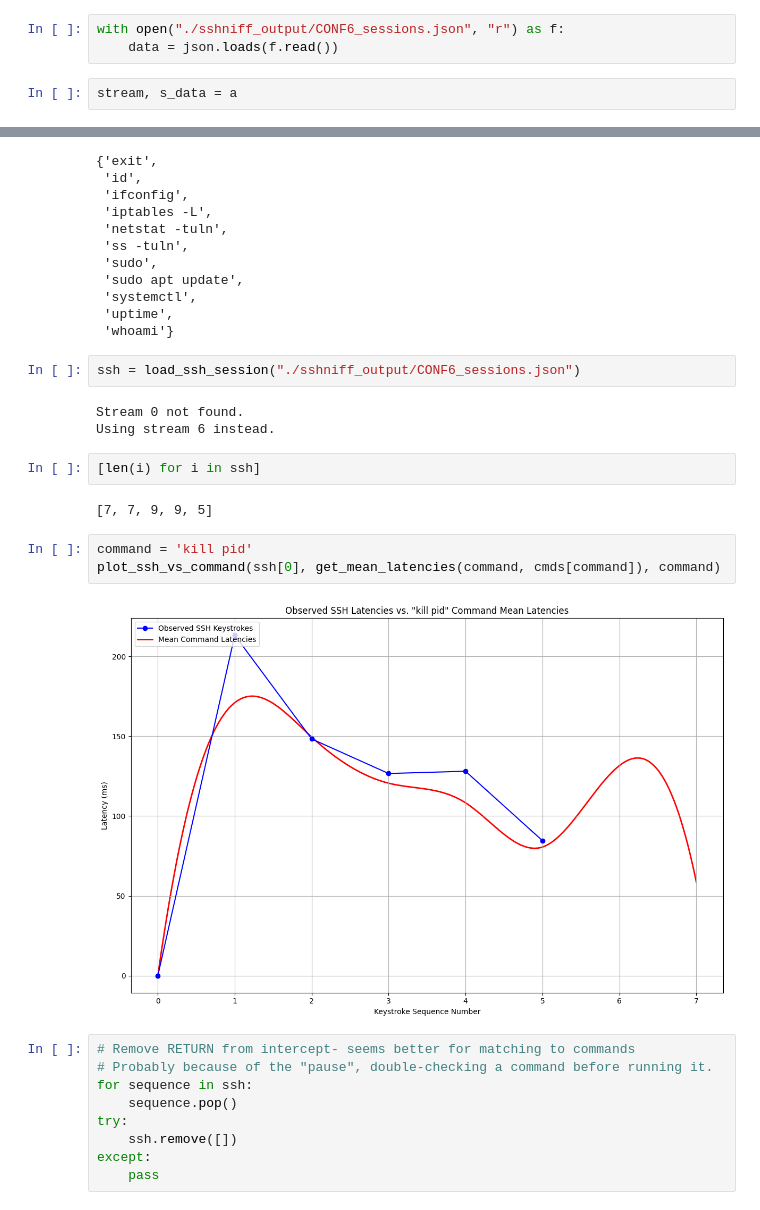
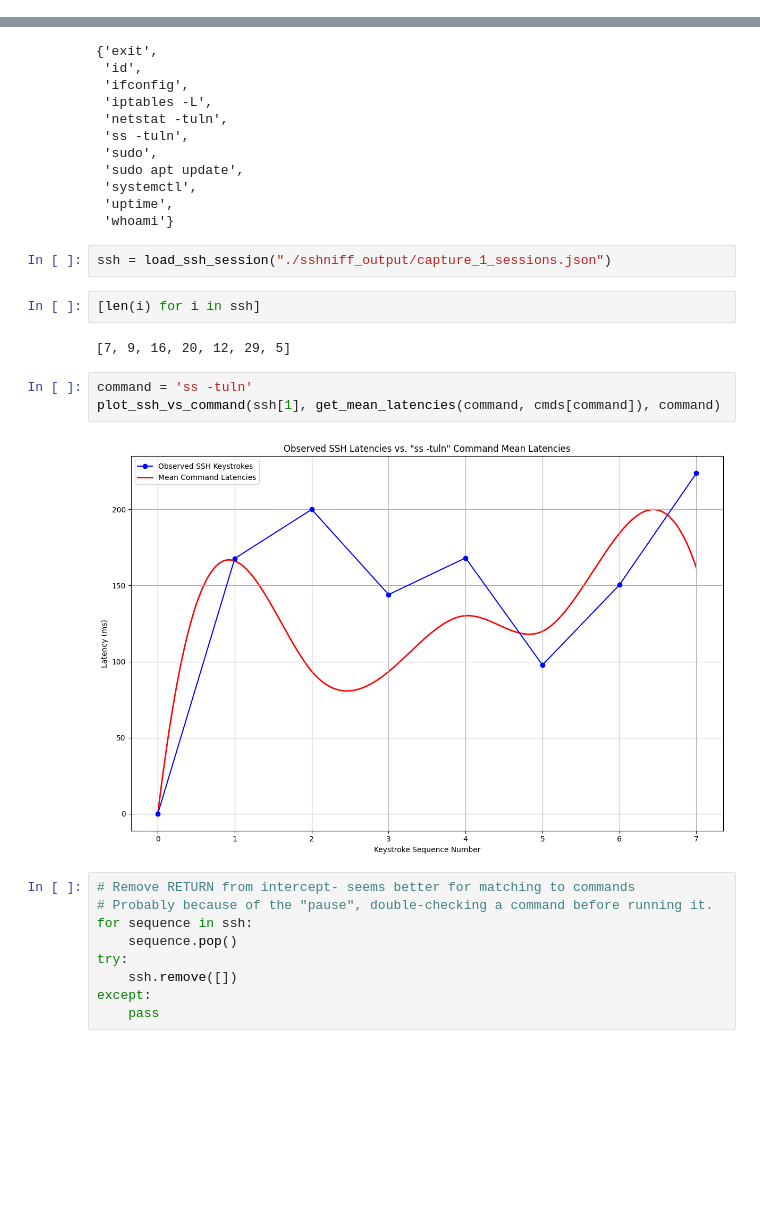
Before and after one commit to CrzPhil/SSHniff, a Jupyter notebook: analysis/shellbust.ipynb, the cells around one changed output, grey strips where cells are left out. Saved outputs shown, nothing was run; the diff lists cells and outputs as text; blank space fills up the shorter version.

Commit message:
test captures added

```diff
--- a/analysis/shellbust.ipynb
+++ b/analysis/shellbust.ipynb
@@ -195,11 +195,6 @@ def plot_command_distribution(keystroke_sequences, command):
     plt.grid(True)
     plt.tight_layout()  # Adjust layout to make room for the legend
     plt.show()
-# %%
-with open("./sshniff_output/CONF6_sessions.json", "r") as f:
-    data = json.loads(f.read())
-# %%
-stream, s_data = a
 # %%
 def load_ssh_session(path, stream=0):
     """
@@ -572,19 +587,16 @@ set(cmds.keys()).intersection(set(load_dataset(datadir="./data/", combine_tokens
  'uptime',
  'whoami'}
 # %%
-ssh = load_ssh_session("./sshniff_output/CONF6_sessions.json")
+ssh = load_ssh_session("./sshniff_output/capture_1_sessions.json")
-# %% [output]
-Stream 0 not found.
-Using stream 6 instead.
-# %%
-[len(i) for i in ssh]
-# %% [output]
-[7, 7, 9, 9, 5]
+# %%
+[len(i) for i in ssh]
+# %% [output]
+[7, 9, 16, 20, 12, 29, 5]
 # %%
-command = 'kill pid'
-plot_ssh_vs_command(ssh[0], get_mean_latencies(command, cmds[command]), command)
+command = 'ss -tuln'
+plot_ssh_vs_command(ssh[1], get_mean_latencies(command, cmds[command]), command)
 # %% [output]
-[figure, old version]
+[figure, new version]
 # %%
 # Remove RETURN from intercept- seems better for matching to commands
 # Probably because of the "pause", double-checking a command before running it.
```
Also changed, not shown: parts of 7 cells of this notebook, 3 other files.
